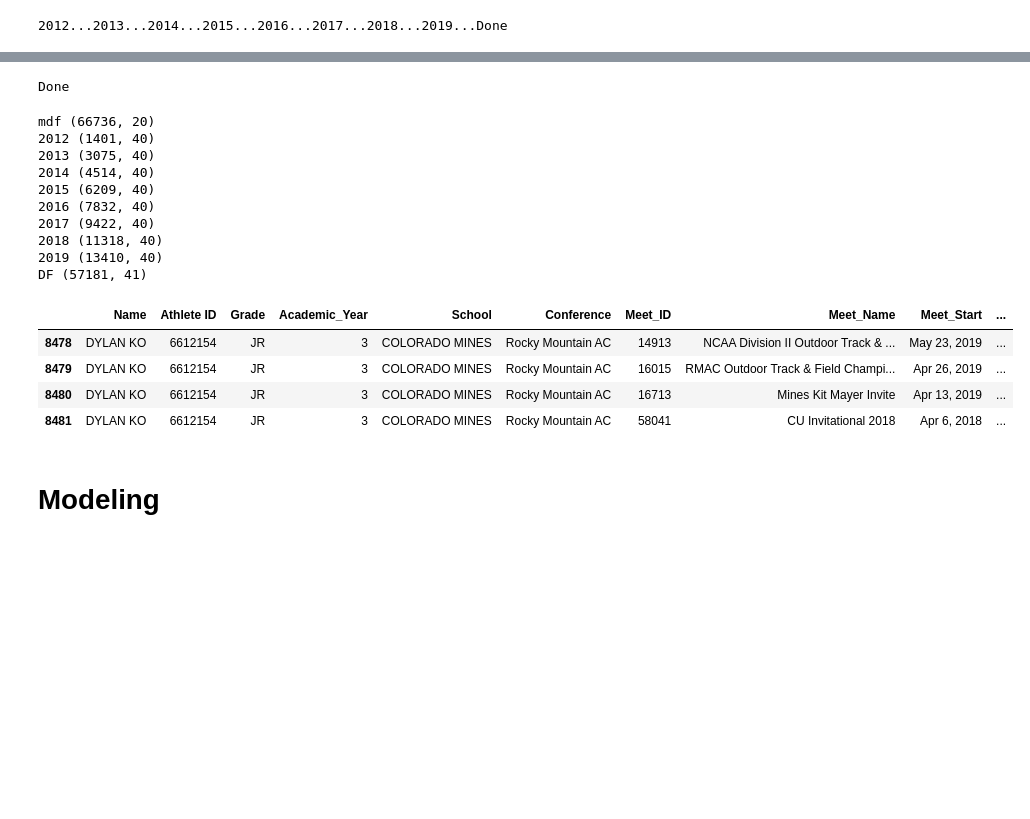
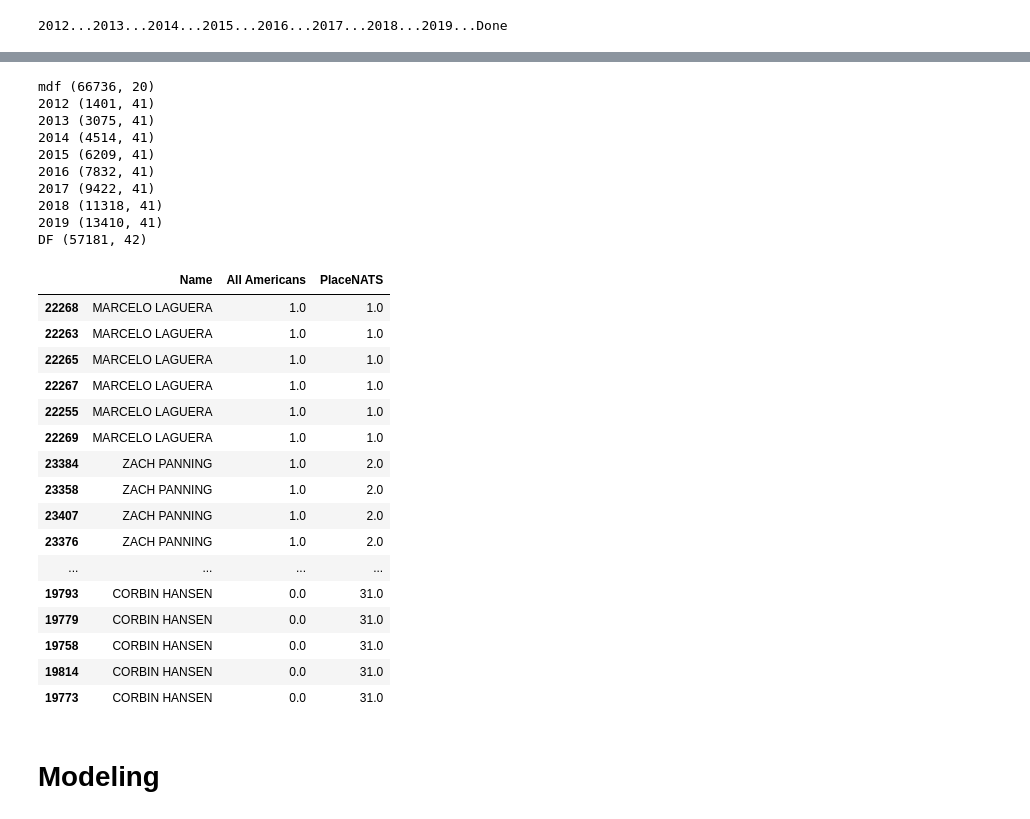
Before and after one commit to LukeJSD/ML-Play-With-Data, a Jupyter notebook: examine_data.ipynb, the cells around one changed output, grey strips where cells are left out. Saved outputs shown, nothing was run; the diff lists cells and outputs as text; code cells hidden in the pictures; blank space fills up the shorter version.

```diff
--- a/examine_data.ipynb
+++ b/examine_data.ipynb
@@ -96,3 +96,11 @@ for year, df in xcnats_dic_m.items():
     df = df.join(champs, on='Athlete ID')
     df['Championship Wins'].fillna(0, inplace=True)
     xcnats_dic_m[year] = df
+# %%
+'''for year, df in xcnats_dic_m.items():
+    champs = df.loc[((mdf['Meet_Name'].str.contains('NCAA')) & ~(mdf['Meet_Name'].str.contains('Region'))) & (((df['Year'] < year) & (df['Season'] == 'Cross Country') & (df['Place'] <= 40)) | ((df['Year'] <= year) & (df['Season'] != 'Cross Country') & (df['Place'] <= 8)))].groupby('Athlete ID').count()
+    champs['All Americans'] = champs['Name']
+    champs = champs['All Americans']
+    df = df.join(champs, on='Athlete ID')
+    df['All Americans'].fillna(0, inplace=True)
+    xcnats_dic_m[year] = df'''
@@ -106,32 +139,40 @@ DF = DF.loc[DF['Distance'] > 0]
 # %%
 mdf, _ = utils.make_dummy_col(mdf, 'Season', dic=seasondic)
-# %%
-print('Done')
-# %% [output]
-Done
 # %%
 print('mdf', mdf.shape)
 for k, v in xcnats_dic_m.items():
     print(k, v.shape)
 print('DF', DF.shape)
 seasondic
-mdf.loc[(mdf['Season'] == 0) & (mdf['Name']=='DYLAN KO')]
+xcnats_dic_m[2018][['Name', 'All Americans', 'PlaceNATS']].sort_values('PlaceNATS').head(200)
 # %% [output]
 mdf (66736, 20)
-2012 (1401, 40)
-2013 (3075, 40)
-2014 (4514, 40)
-2015 (6209, 40)
-2016 (7832, 40)
-2017 (9422, 40)
-2018 (11318, 40)
-2019 (13410, 40)
-DF (57181, 41)
+2012 (1401, 41)
+2013 (3075, 41)
+2014 (4514, 41)
+2015 (6209, 41)
+2016 (7832, 41)
+2017 (9422, 41)
+2018 (11318, 41)
+2019 (13410, 41)
+DF (57181, 42)
-|  | Name | Athlete ID | Grade | Academic_Year | School | Conference | Meet_ID | Meet_Name | Meet_Start | ... |
-| 8478 | DYLAN KO | 6612154 | JR | 3 | COLORADO MINES | Rocky Mountain AC | 14913 | NCAA Division II Outdoor Track & ... | May 23, 2019 | ... |
-| 8479 | DYLAN KO | 6612154 | JR | 3 | COLORADO MINES | Rocky Mountain AC | 16015 | RMAC Outdoor Track & Field Champi... | Apr 26, 2019 | ... |
-| 8480 | DYLAN KO | 6612154 | JR | 3 | COLORADO MINES | Rocky Mountain AC | 16713 | Mines Kit Mayer Invite | Apr 13, 2019 | ... |
-| 8481 | DYLAN KO | 6612154 | JR | 3 | COLORADO MINES | Rocky Mountain AC | 58041 | CU Invitational 2018 | Apr 6, 2018 | ... |
+|  | Name | All Americans | PlaceNATS |
+| 22268 | MARCELO LAGUERA | 1.0 | 1.0 |
+| 22263 | MARCELO LAGUERA | 1.0 | 1.0 |
+| 22265 | MARCELO LAGUERA | 1.0 | 1.0 |
+| 22267 | MARCELO LAGUERA | 1.0 | 1.0 |
+| 22255 | MARCELO LAGUERA | 1.0 | 1.0 |
+| 22269 | MARCELO LAGUERA | 1.0 | 1.0 |
+| 23384 | ZACH PANNING | 1.0 | 2.0 |
+| 23358 | ZACH PANNING | 1.0 | 2.0 |
+| 23407 | ZACH PANNING | 1.0 | 2.0 |
+| 23376 | ZACH PANNING | 1.0 | 2.0 |
+| ... | ... | ... | ... |
+| 19793 | CORBIN HANSEN | 0.0 | 31.0 |
+| 19779 | CORBIN HANSEN | 0.0 | 31.0 |
+| 19758 | CORBIN HANSEN | 0.0 | 31.0 |
+| 19814 | CORBIN HANSEN | 0.0 | 31.0 |
+| 19773 | CORBIN HANSEN | 0.0 | 31.0 |
 # %% [markdown]
 # Modeling
 # %%
```
Also changed, not shown: parts of 10 cells of this notebook.
